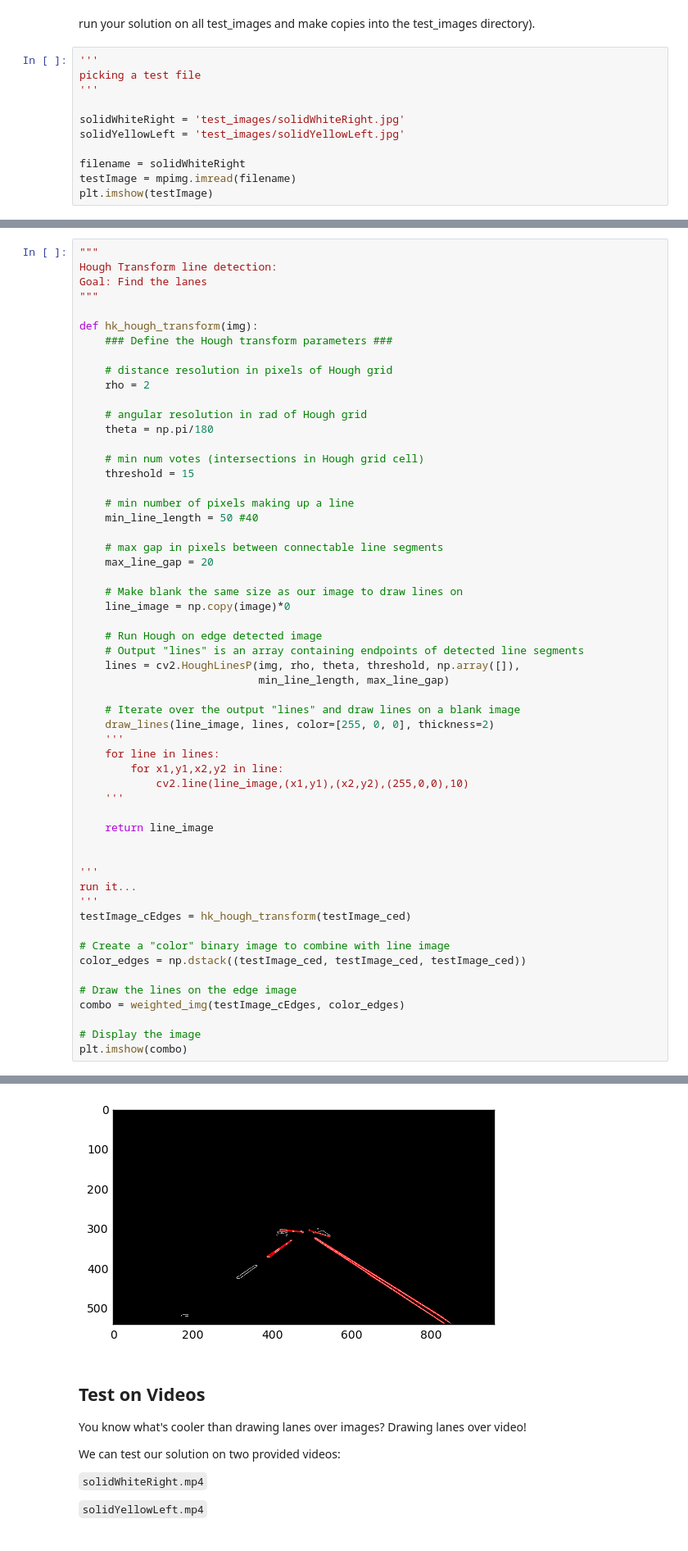
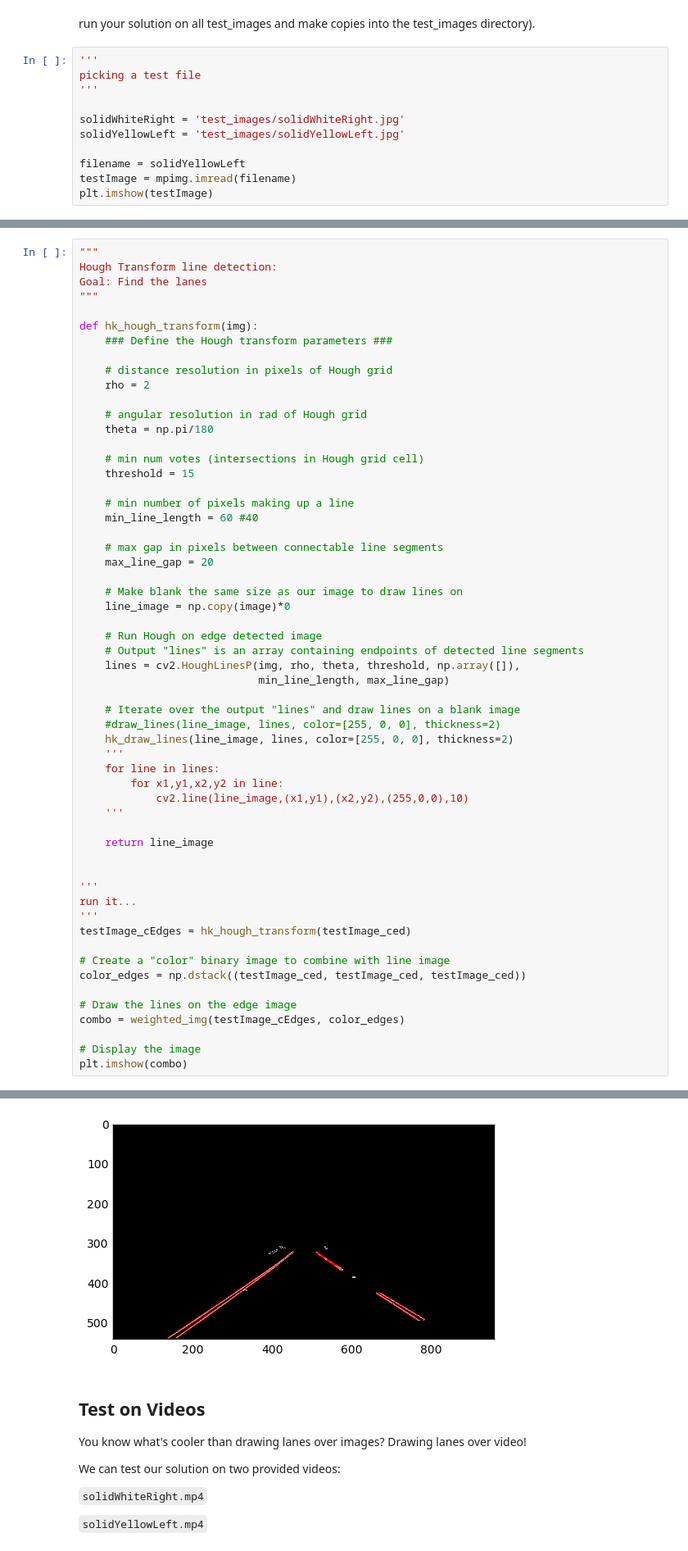
Before and after one commit to hkorre/CarND-LaneLines-P1, a Jupyter notebook: P1.ipynb, the cells around one changed output, grey strips where cells are left out. Shown: that part at 82% size. Saved outputs shown, nothing was run; the diff lists cells and outputs as text.

Commit message:
hkorre: started figuring out how to extend line

```diff
--- a/P1.ipynb
+++ b/P1.ipynb
@@ -177,7 +177,7 @@ picking a test file
 solidWhiteRight = 'test_images/solidWhiteRight.jpg'
 solidYellowLeft = 'test_images/solidYellowLeft.jpg'
 
-filename = solidWhiteRight
+filename = solidYellowLeft
 testImage = mpimg.imread(filename)
 plt.imshow(testImage)
 # %% [output]
@@ -299,7 +414,7 @@ def hk_hough_transform(img):
     threshold = 15
 
     # min number of pixels making up a line
-    min_line_length = 50 #40
+    min_line_length = 60 #40
 
     # max gap in pixels between connectable line segments
     max_line_gap = 20
@@ -313,7 +428,8 @@ def hk_hough_transform(img):
                             min_line_length, max_line_gap)
 
     # Iterate over the output "lines" and draw lines on a blank image
-    draw_lines(line_image, lines, color=[255, 0, 0], thickness=2)
+    #draw_lines(line_image, lines, color=[255, 0, 0], thickness=2)
+    hk_draw_lines(line_image, lines, color=[255, 0, 0], thickness=2)
     '''
     for line in lines:
         for x1,y1,x2,y2 in line:
@@ -341,4 +474,4 @@ plt.imshow(combo)
-[figure, old version]
+[figure, new version]
 # %% [markdown]
 ## Test on Videos
 
```
Also changed, not shown: parts of 6 cells of this notebook.
